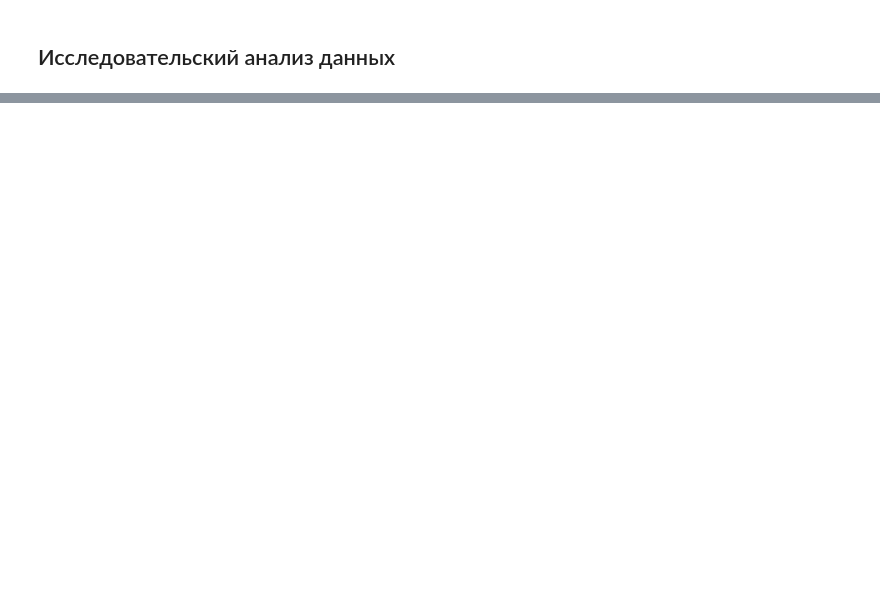
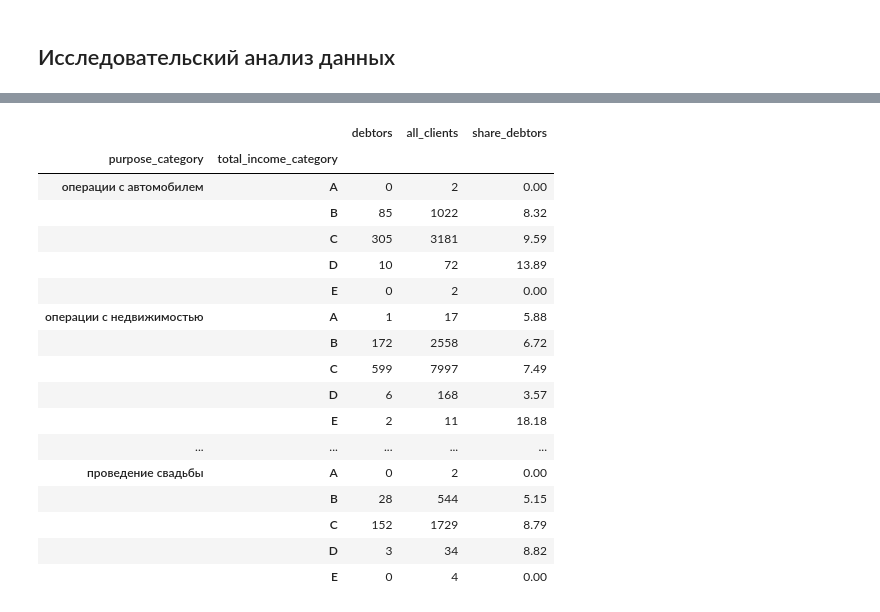
Before and after one commit to MrKostas/YandexPractikum_projects, a Jupyter notebook: notebooks/SecondPetProject_DataPreprocessing.ipynb, the cells around one changed output, grey strips where cells are left out. Drawn from its saved outputs; the diff is of its cells as text; code cells hidden in the pictures; blank space fills up the shorter version.

```diff
--- a/notebooks/SecondPetProject_DataPreprocessing.ipynb
+++ b/notebooks/SecondPetProject_DataPreprocessing.ipynb
@@ -374,0 +515,27 @@ data['purpose_category'] = data['purpose'].apply(categorize_purpose)
+# %%
+# отдельно сформируем свод по цели взятия кредита и уровню дохода
+purposeIncome_pivot = (data.groupby(['purpose_category', 'total_income_category'])
+                   .agg({'debt' : 'sum', 'dob_years' : 'count'})
+                   .rename(columns = {'debt' : 'debtors', 'dob_years' : 'all_clients'}))
+purposeIncome_pivot['share_debtors'] = round(purposeIncome_pivot['debtors'] * 100 / purposeIncome_pivot['all_clients'], 2)
+
+purposeIncome_pivot
+# %% [output]
+|  |  | debtors | all_clients | share_debtors |
+| purpose_category | total_income_category |  |  |  |
+| операции с автомобилем | A | 0 | 2 | 0.00 |
+|  | B | 85 | 1022 | 8.32 |
+|  | C | 305 | 3181 | 9.59 |
+|  | D | 10 | 72 | 13.89 |
+|  | E | 0 | 2 | 0.00 |
+| операции с недвижимостью | A | 1 | 17 | 5.88 |
+|  | B | 172 | 2558 | 6.72 |
+|  | C | 599 | 7997 | 7.49 |
+|  | D | 6 | 168 | 3.57 |
+|  | E | 2 | 11 | 18.18 |
+| ... | ... | ... | ... | ... |
+| проведение свадьбы | A | 0 | 2 | 0.00 |
+|  | B | 28 | 544 | 5.15 |
+|  | C | 152 | 1729 | 8.79 |
+|  | D | 3 | 34 | 8.82 |
+|  | E | 0 | 4 | 0.00 |
```
Also changed, not shown: parts of 22 cells of this notebook.
